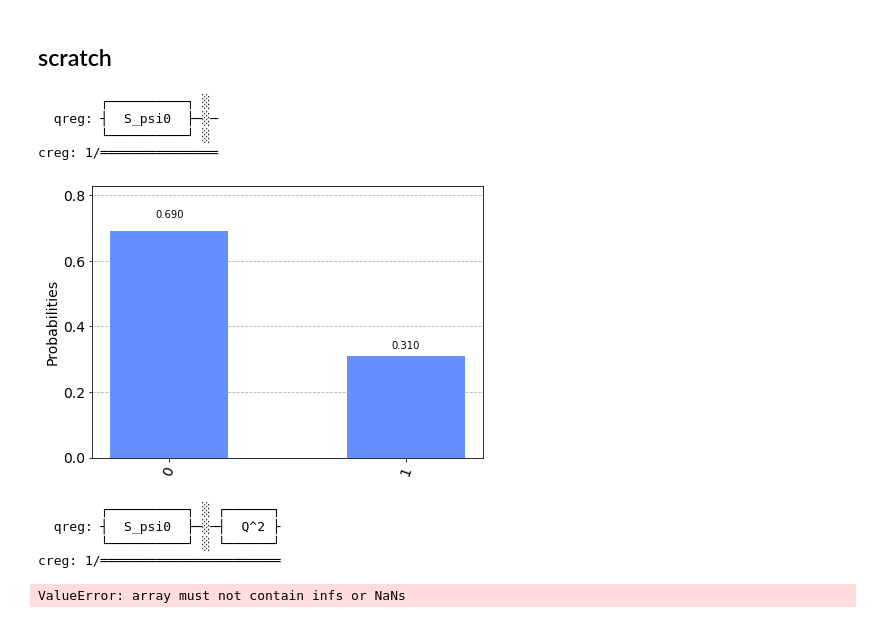
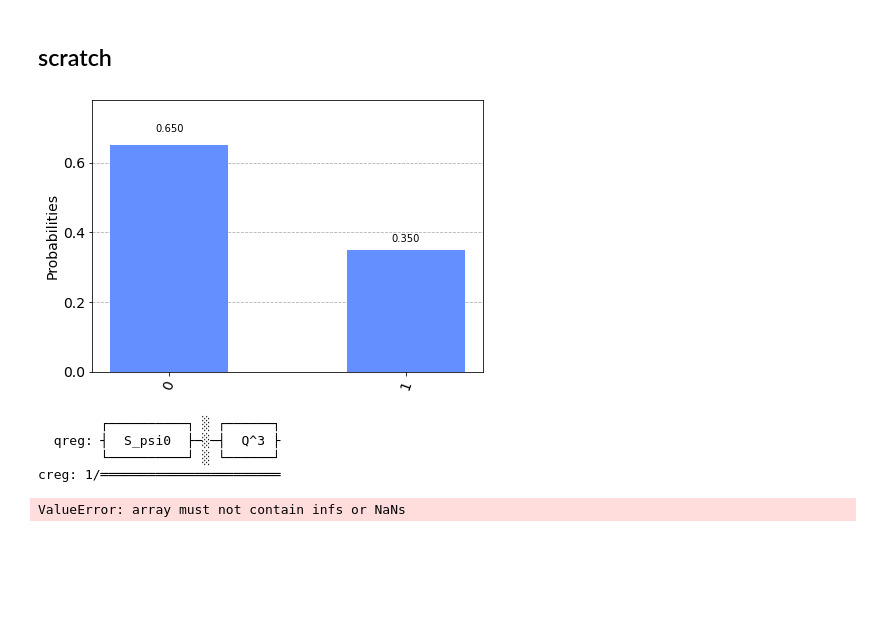
Before and after one commit to speQtrum/QulabsWorkspace-Rajarshi, a Jupyter notebook: QAE.mle.ipynb, the cells around one changed output. Cells and saved outputs as stored; diff of their text form; code cells hidden in the pictures; blank space fills up the shorter version.

```diff
--- a/QAE.mle.ipynb
+++ b/QAE.mle.ipynb
@@ -262,29 +266,23 @@ $       heta $ =  1.3823007675795091
 # %%
 ## set p ~
 p = 0.35
 
 qreg = QuantumRegister(1, name= 'qreg')
 creg = ClassicalRegister(1, name= 'creg')
 qc = QuantumCircuit(qreg, creg )
 
 ##
 qc.append(s_psi0(p),[0])
 qc.barrier()
-qc.draw()
+# shots= 1000
+qc.measure(qreg, creg)
+counts =  execute(qc, backend= aer, shots = shots).result().get_counts()
+plot_histogram(counts)
 # %% [output]
-        ┌──────────┐ ░
-  qreg: ┤  S_psi0  ├─░─
-        └──────────┘ ░
-creg: 1/═══════════════
+[figure, added]
-# %%
-qc.measure(qreg, creg)
-counts =  execute(qc, backend= aer, shots = shots).result().get_counts()
-plot_histogram(counts)
-# %% [output]
-[figure, removed]
 # %%
-q = 2
-shots = 50
+q = 3
+shots = 500
 
 qreg = QuantumRegister(1, name= 'qreg')
 creg = ClassicalRegister(1, name= 'creg')
@@ -299,7 +297,7 @@ qc.append(Q(p, q), [0])
 qc.draw(output= 'text')
 # %% [output]
         ┌──────────┐ ░ ┌──────┐
-  qreg: ┤  S_psi0  ├─░─┤  Q^2 ├
+  qreg: ┤  S_psi0  ├─░─┤  Q^3 ├
         └──────────┘ ░ └──────┘
 creg: 1/═══════════════════════
 # %%
```
Also changed, not shown: parts of 9 cells of this notebook.
